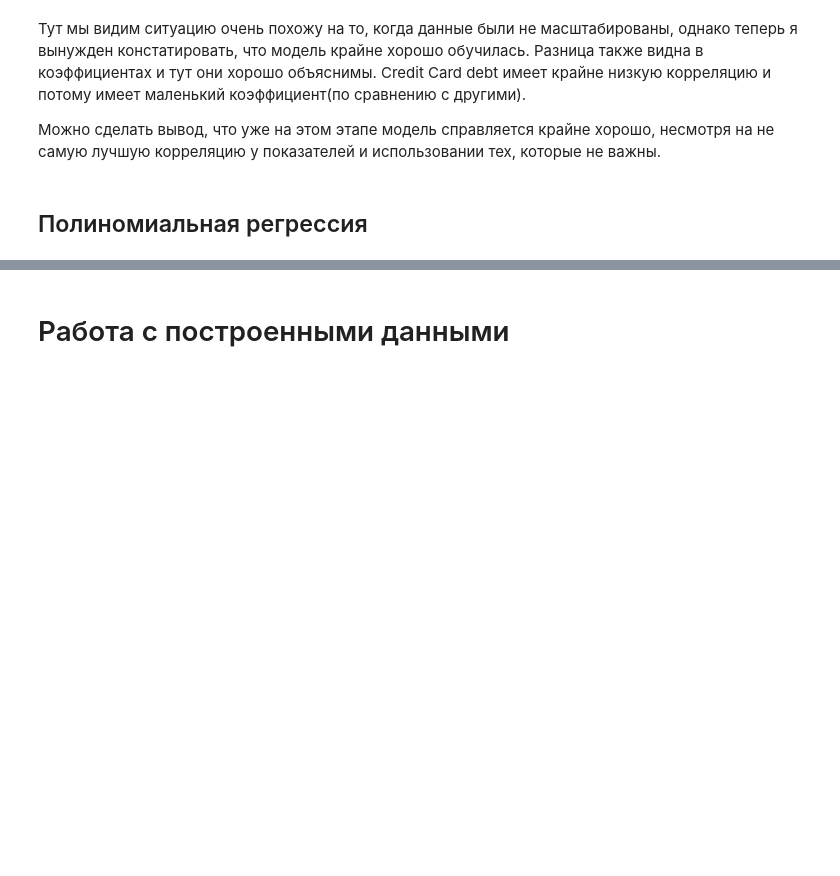
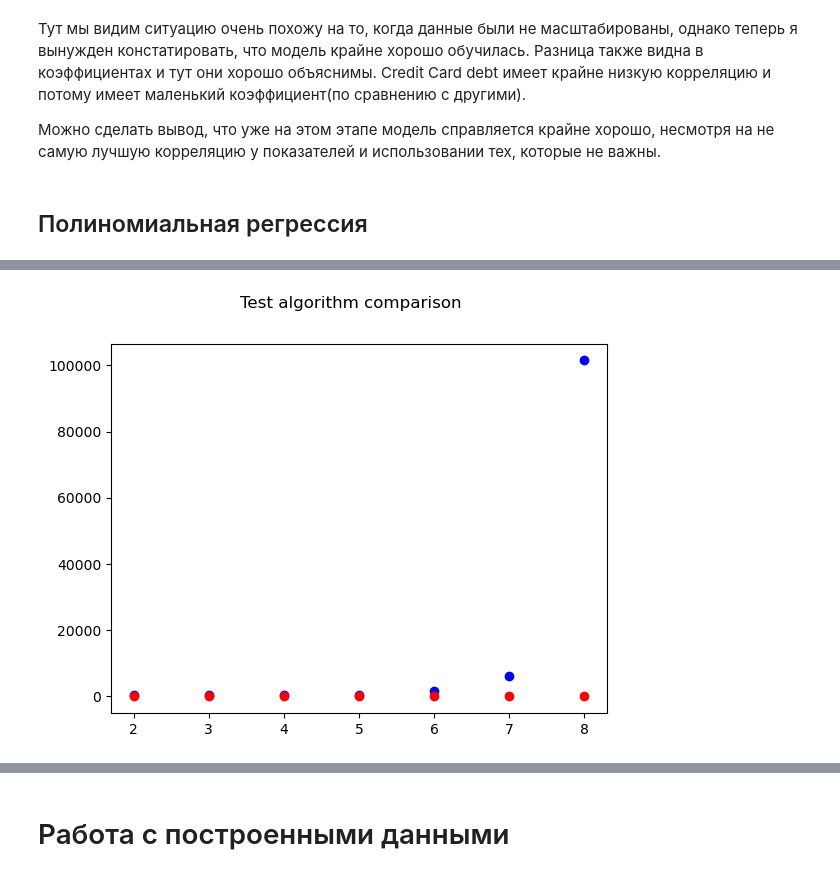
Before and after one commit to KorolevIvanMi/ML, a Jupyter notebook: labs/lab1.ipynb, the cells around one changed output, grey strips where cells are left out. Drawn from its saved outputs; the diff is of its cells as text; code cells hidden in the pictures; blank space fills up the shorter version.

```diff
--- a/labs/lab1.ipynb
+++ b/labs/lab1.ipynb
@@ -611,0 +670,28 @@ print(model_lasso_scaler.intercept_)
+# %%
+degrees = [2,3,4,5,6,7, 8]
+results_rmse = []
+results_r2 = []
+names = []
+for degree in degrees:
+    poly = PolynomialFeatures(degree=degree)
+    X_scaled_learn_poly = poly.fit_transform(X_scaled_learn)
+    X_scaled_control_poly = poly.transform(X_scaled_control)
+
+    model = LinearRegression()
+    model.fit(X_scaled_learn_poly, Y_original_learn)
+    y_pred_control_poly = model.predict(X_scaled_control_poly )
+
+    model_RMSE_control_scaled_poly = np.sqrt(mean_squared_error(Y_original_control, y_pred_control_poly))
+    model_R2_control_scaled_poly = r2_score(Y_original_control, y_pred_control_poly)
+
+    results_rmse.append(model_RMSE_control_scaled_poly)
+    results_r2.append(model_R2_control_scaled_poly)
+    names.append(degree)
+
+    print("Degree: ", degree)
+    print("RMSE: ", model_RMSE_control_scaled_poly)
+    print("R2: ", model_R2_control_scaled_poly)
+
+print("Names: ", names)
+print("RMSE: ", results_rmse)
+print("R2: ", results_r2)
@@ -611,0 +716,7 @@ print(model_lasso_scaler.intercept_)
+# %%
+plt.plot(names, results_rmse, "bo")
+plt.plot(names, results_r2, "ro")
+plt.suptitle("Test algorithm comparison")
+plt.show()
+# %% [output]
+[figure, added]
```
Also changed, not shown: parts of 116 cells of this notebook, 3 other files.
